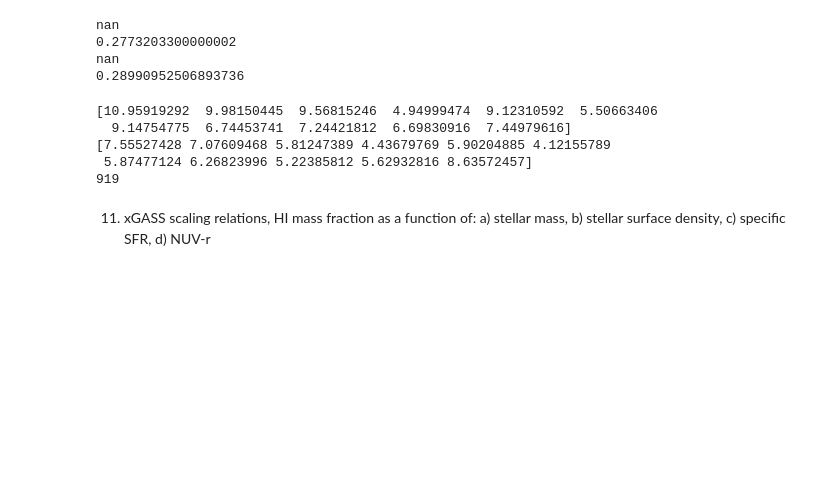
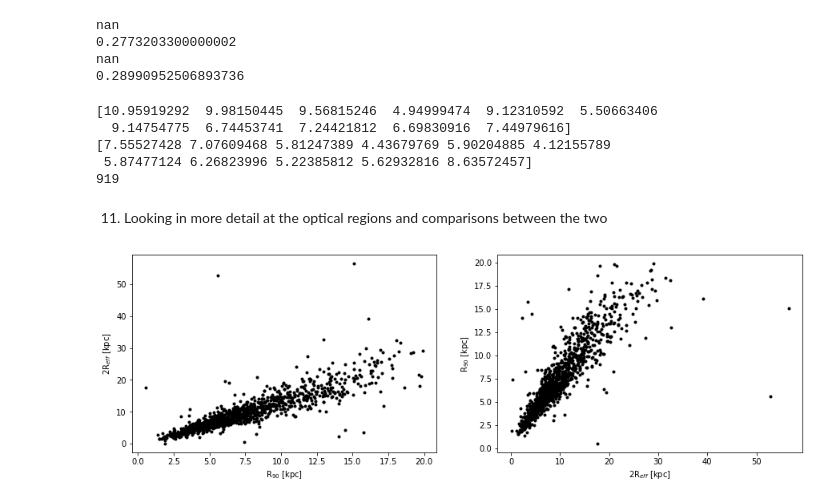
Before and after one commit to Luke-Williams-01/Luke-Williams-01, a Jupyter notebook: ICRARproject.ipynb, the cells around one changed output. Cells and saved outputs as stored; diff of their text form; code cells hidden in the pictures; blank space fills up the shorter version.

```diff
--- a/ICRARproject.ipynb
+++ b/ICRARproject.ipynb
@@ -1261,5 +1262,3 @@ print(len(effRtor90))
 [7.55527428 7.07609468 5.81247389 4.43679769 5.90204885 4.12155789
  5.87477124 6.26823996 5.22385812 5.62932816 8.63572457]
 919
-# %% [markdown]
-11) xGASS scaling relations, HI mass fraction as a function of: a) stellar mass, b) stellar surface density, c) specific SFR, d) NUV-r
@@ -1275,0 +1265,22 @@ lgReffMfrac = np.log10(ReffMfrac)
+# %% [markdown]
+11) Looking in more detail at the optical regions and comparisons between the two
+# %%
+# r90
+#R90kpc = np.delete(Rkpc, (np.where(effRkpc < Rkpc)[0]))
+R90kpc = Rkpc
+# Reff * 2
+#Reffkpc = np.delete(effRkpc, (np.where(effRkpc < Rkpc)[0]))
+Reffkpc = effRkpc
+# To determine how closely the two radii relate to each other, we plot them against each other
+plt.figure(figsize = (15,10))
+plt.subplot(221)
+plt.plot(R90kpc, Reffkpc, 'k.')
+plt.ylabel('2R$_{eff}$ [kpc]')
+plt.xlabel('R$_{90}$ [kpc]')
+
+plt.subplot(222)
+plt.plot(Reffkpc, R90kpc, 'k.')
+plt.xlabel('2R$_{eff}$ [kpc]')
+plt.ylabel('R$_{90}$ [kpc]');
+# %% [output]
+[figure, added]
```
Also changed, not shown: parts of 4 cells of this notebook.
